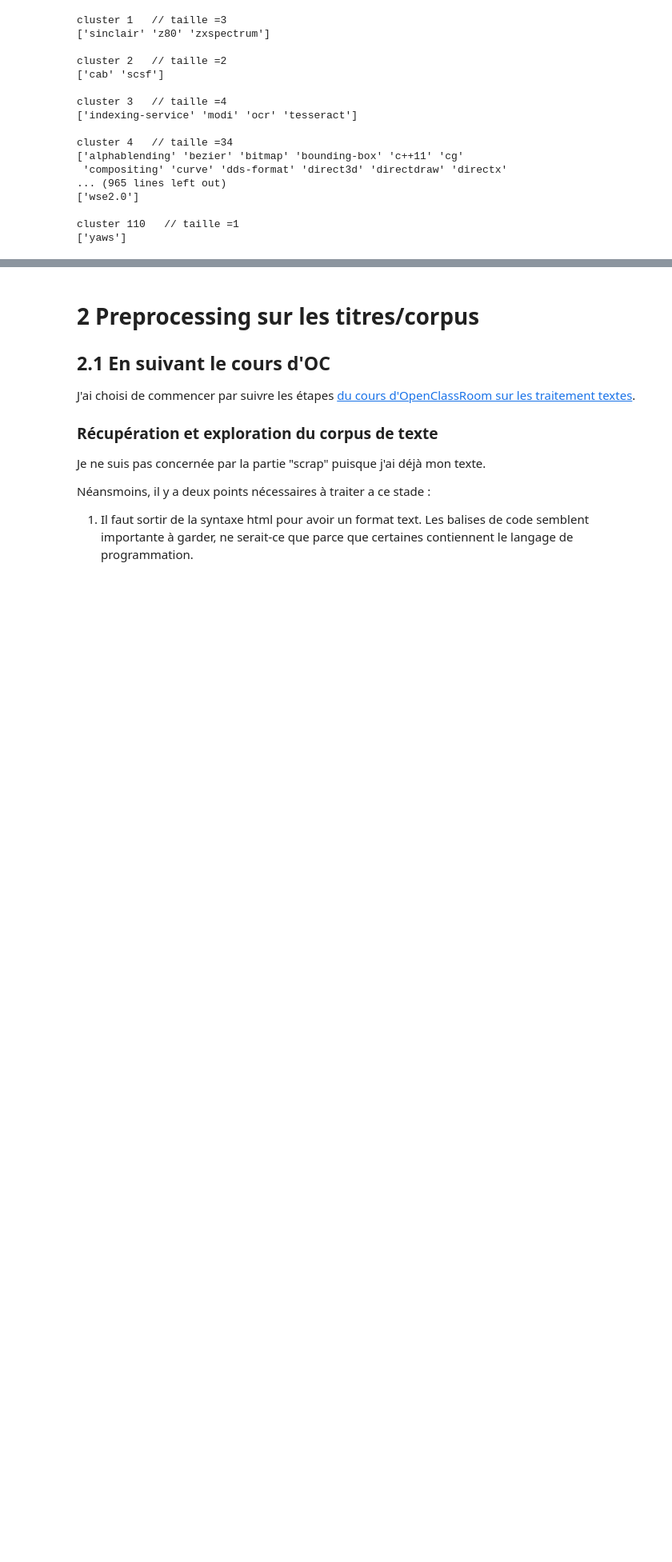
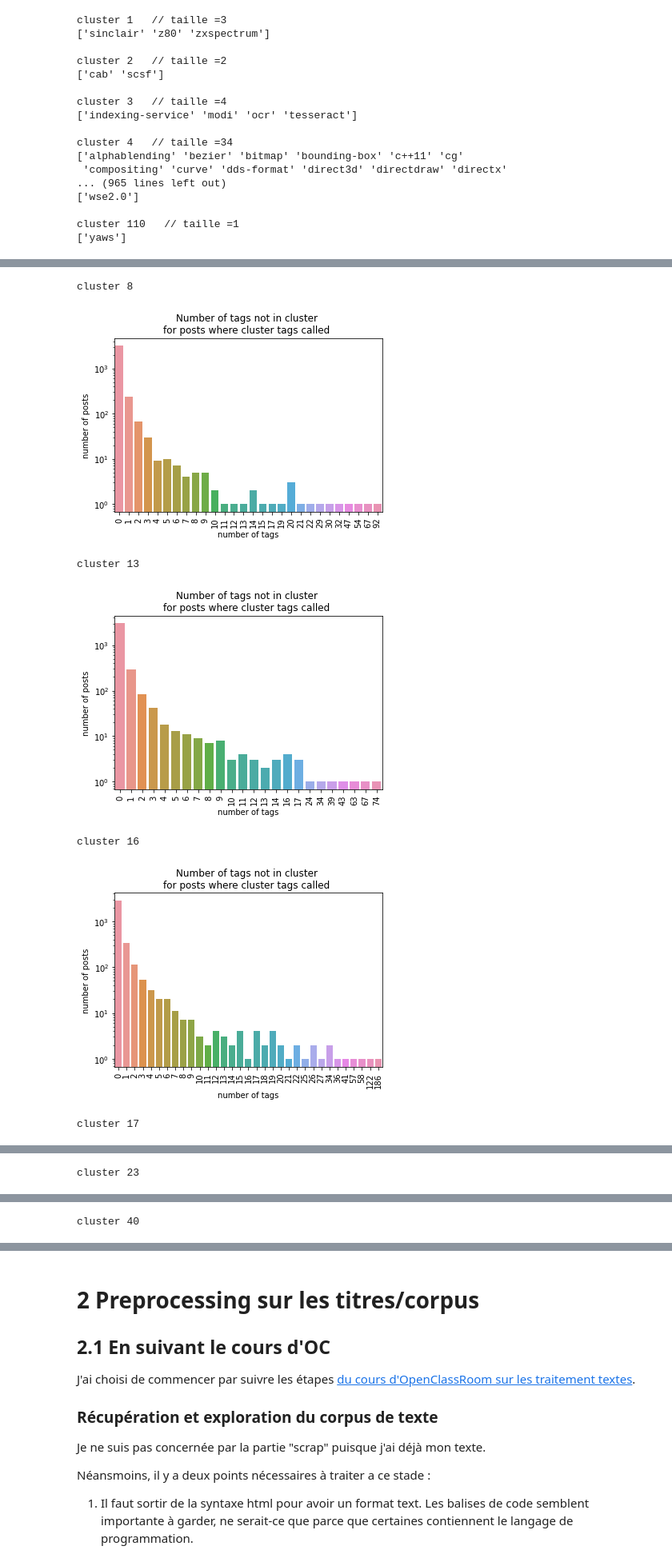
Before and after one commit to ClaireGayral/formation_openclassroom, a Jupyter notebook: P5_gayral_claire/P5_01_notebookexploration.ipynb, the cells around one changed output, grey strips where cells are left out. Shown at 80% size. Drawn from its saved outputs; the diff is of its cells as text; code cells hidden in the pictures; blank space fills up the shorter version.

```diff
--- a/P5_gayral_claire/P5_01_notebookexploration.ipynb
+++ b/P5_gayral_claire/P5_01_notebookexploration.ipynb
@@ -591,0 +588,27 @@ sns.boxplot(data=count_posts)
+# %%
+# cluster = big_clusters[3]
+
+for cluster in big_clusters :
+    print("cluster", cluster)
+    tags = dict_tag_clusters[cluster]
+    # extract posts where at least one of the cluster tag is called
+    df_cluster = df_tags[df_tags[tags].sum(axis=1)>0]
+    not_tag = [tag for tag in df_tags.columns if tag not in tags]
+
+    tmp = df_cluster[not_tag].sum()
+    sns.barplot(x = [int(i) for i in tmp.value_counts().index],
+               y = tmp.value_counts().values)
+    plt.xticks(rotation=90)
+    plt.yscale("log")
+    plt.title("Number of tags not in cluster \nfor posts where cluster tags called ")
+    plt.xlabel("number of tags")
+    plt.ylabel("number of posts")
+    plt.show()
+# %% [output]
+cluster 8
+[figure, added]
+cluster 13
+[figure, added]
+cluster 16
+[figure, added]
+cluster 17
@@ -591,0 +616 @@ sns.boxplot(data=count_posts)
+cluster 23
@@ -591,0 +618 @@ sns.boxplot(data=count_posts)
+cluster 40
```
Also changed, not shown: parts of 102 cells of this notebook.
